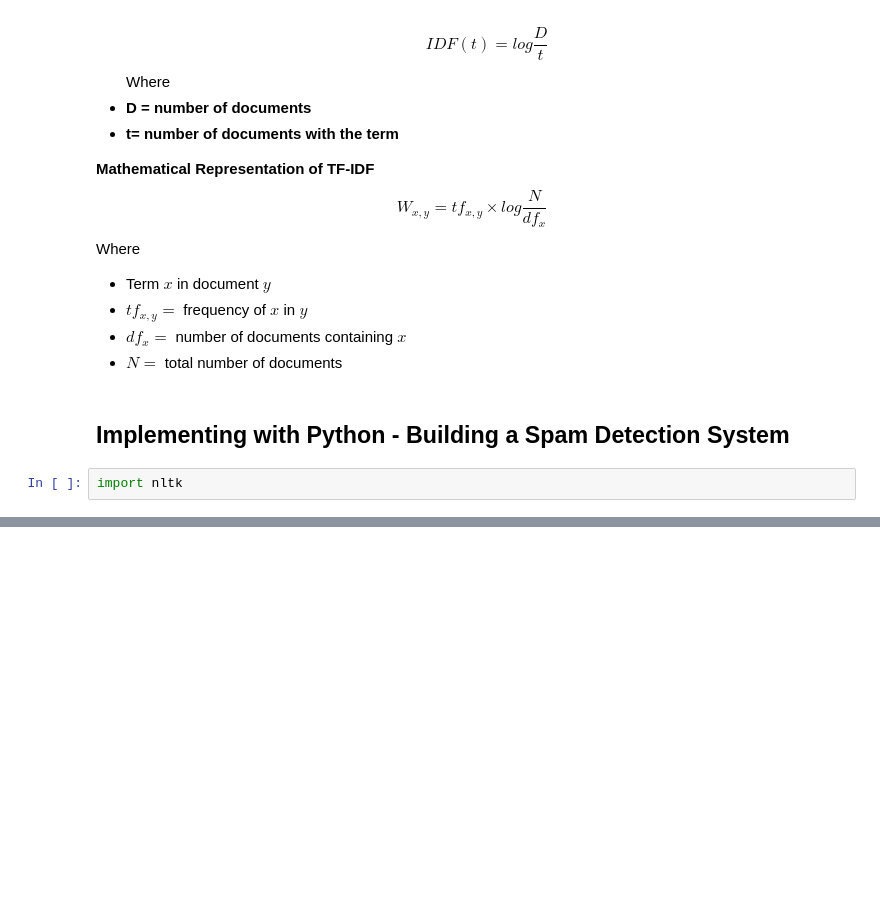
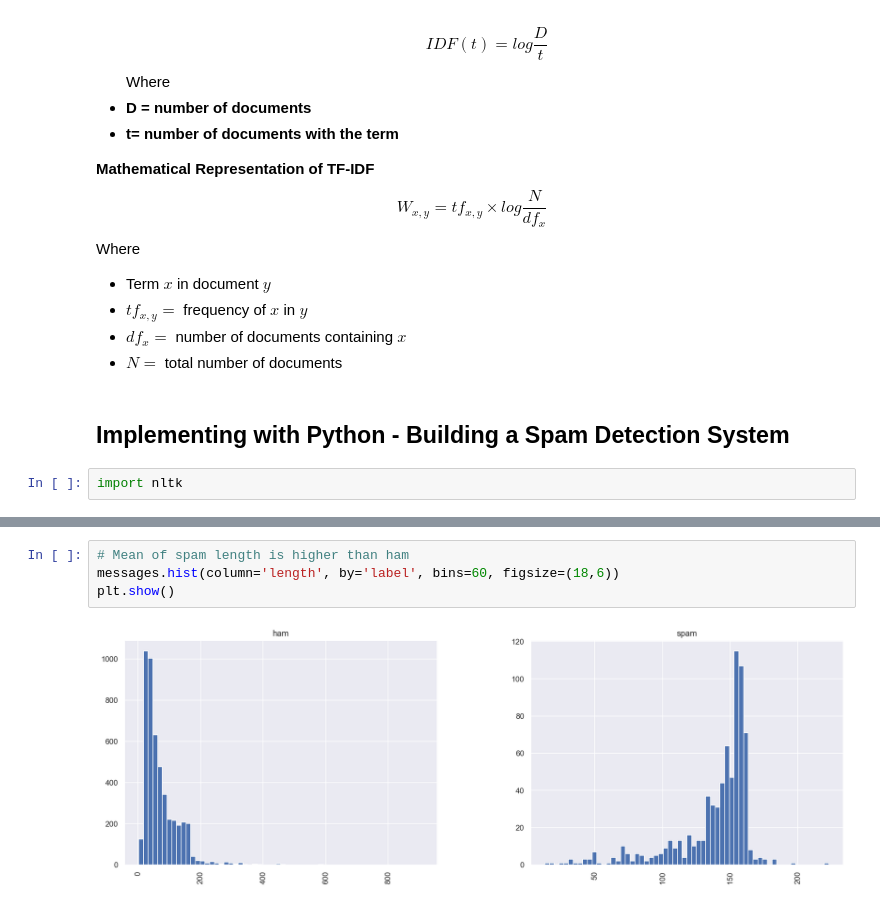
Before and after one commit to ChristopherDaigle/Learning_and_Development, a Jupyter notebook: Udemy/Machine_Learning_With_Python/NLP/Natural_Language_Processing_w_Python.ipynb, the cells around one changed output, grey strips where cells are left out. Cells and saved outputs as stored; diff of their text form; blank space fills up the shorter version.

```diff
--- a/Udemy/Machine_Learning_With_Python/NLP/Natural_Language_Processing_w_Python.ipynb
+++ b/Udemy/Machine_Learning_With_Python/NLP/Natural_Language_Processing_w_Python.ipynb
@@ -65,0 +167,6 @@ Downloader> q
+# %%
+# Mean of spam length is higher than ham
+messages.hist(column='length', by='label', bins=60, figsize=(18,6))
+plt.show()
+# %% [output]
+[figure, added]
```
Also changed, not shown: parts of 17 cells of this notebook, 3 other files.
